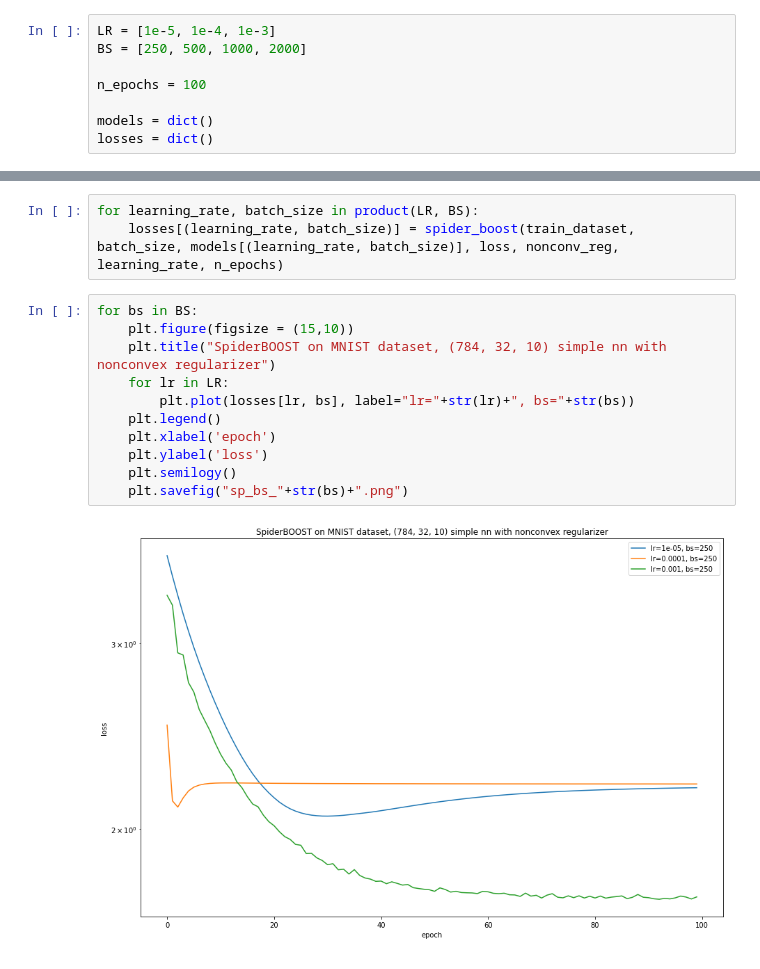
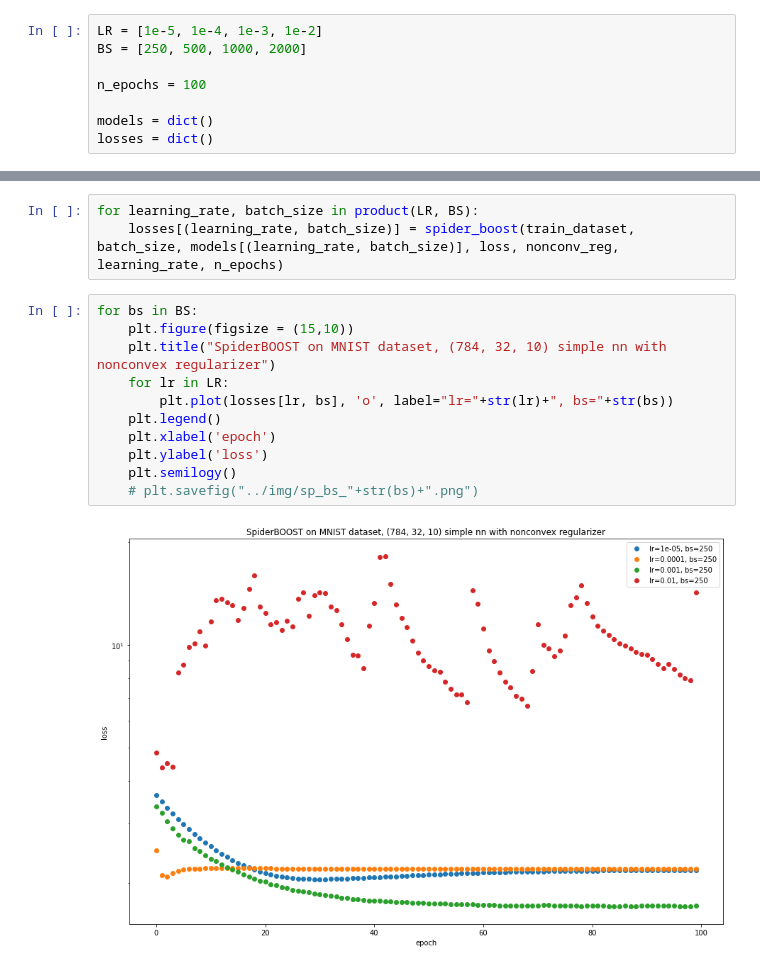
Before and after one commit to zhestyatsky/mipt-opt-project, a Jupyter notebook: src/params_dependency.ipynb, the cells around one changed output, grey strips where cells are left out. Drawn from its saved outputs; the diff is of its cells as text.

```diff
--- a/src/params_dependency.ipynb
+++ b/src/params_dependency.ipynb
@@ -53,7 +53,7 @@ conv_reg = utils.param_norm
 
 model = CustomNN(784, 10)
 # %%
-LR = [1e-5, 1e-4, 1e-3]
+LR = [1e-5, 1e-4, 1e-3, 1e-2]
 BS = [250, 500, 1000, 2000]
 
 n_epochs = 100
@@ -70,13 +70,13 @@ for learning_rate, batch_size in product(LR, BS):
 # %%
 for bs in BS:
     plt.figure(figsize = (15,10))
     plt.title("SpiderBOOST on MNIST dataset, (784, 32, 10) simple nn with nonconvex regularizer")
     for lr in LR:
-        plt.plot(losses[lr, bs], label="lr="+str(lr)+", bs="+str(bs))
+        plt.plot(losses[lr, bs], 'o', label="lr="+str(lr)+", bs="+str(bs))
     plt.legend()
     plt.xlabel('epoch')
     plt.ylabel('loss')
     plt.semilogy()
-    plt.savefig("sp_bs_"+str(bs)+".png")
+    # plt.savefig("../img/sp_bs_"+str(bs)+".png")
 # %% [output]
-[figure, old version]
+[figure, new version]
```
Also changed, not shown: parts of 2 cells of this notebook.
